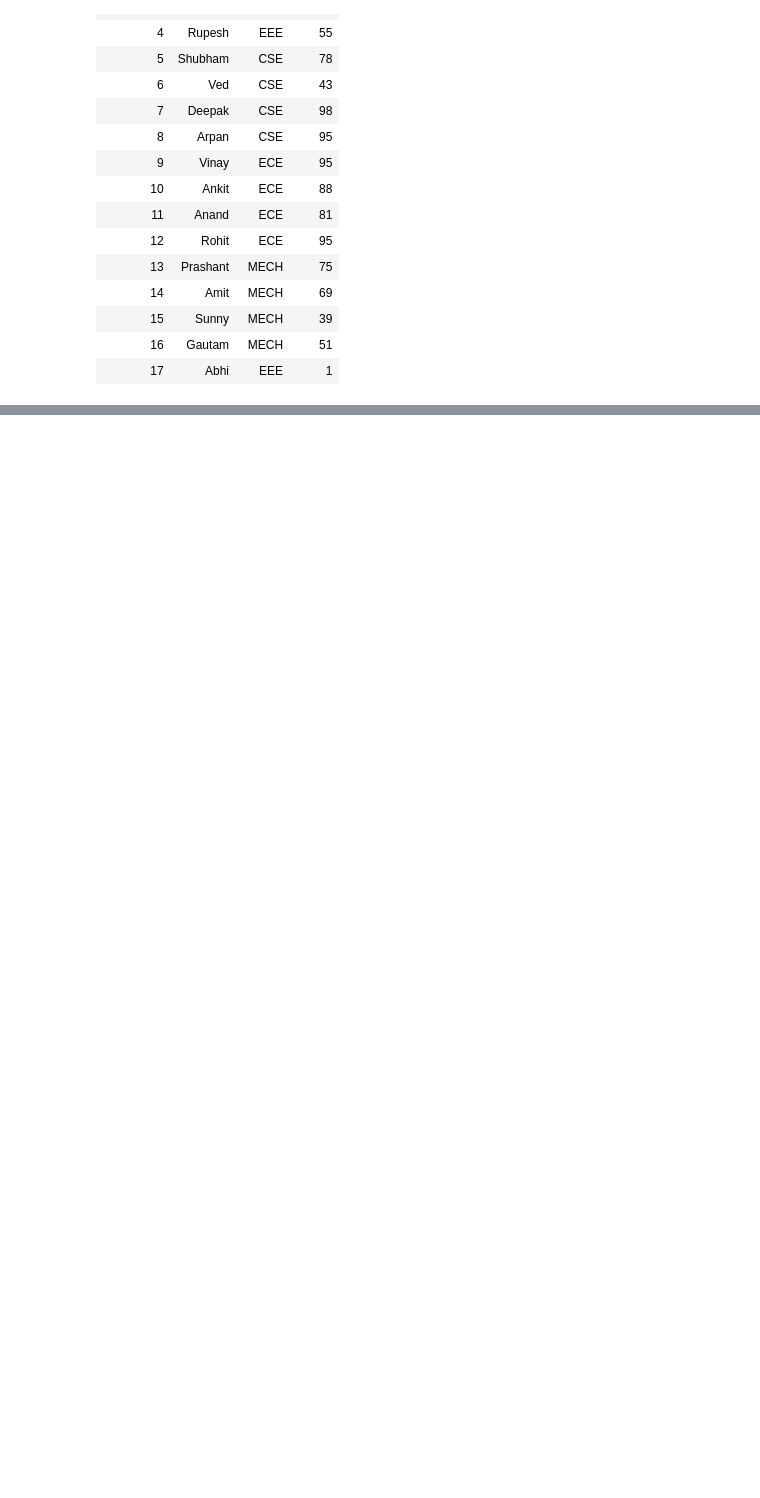
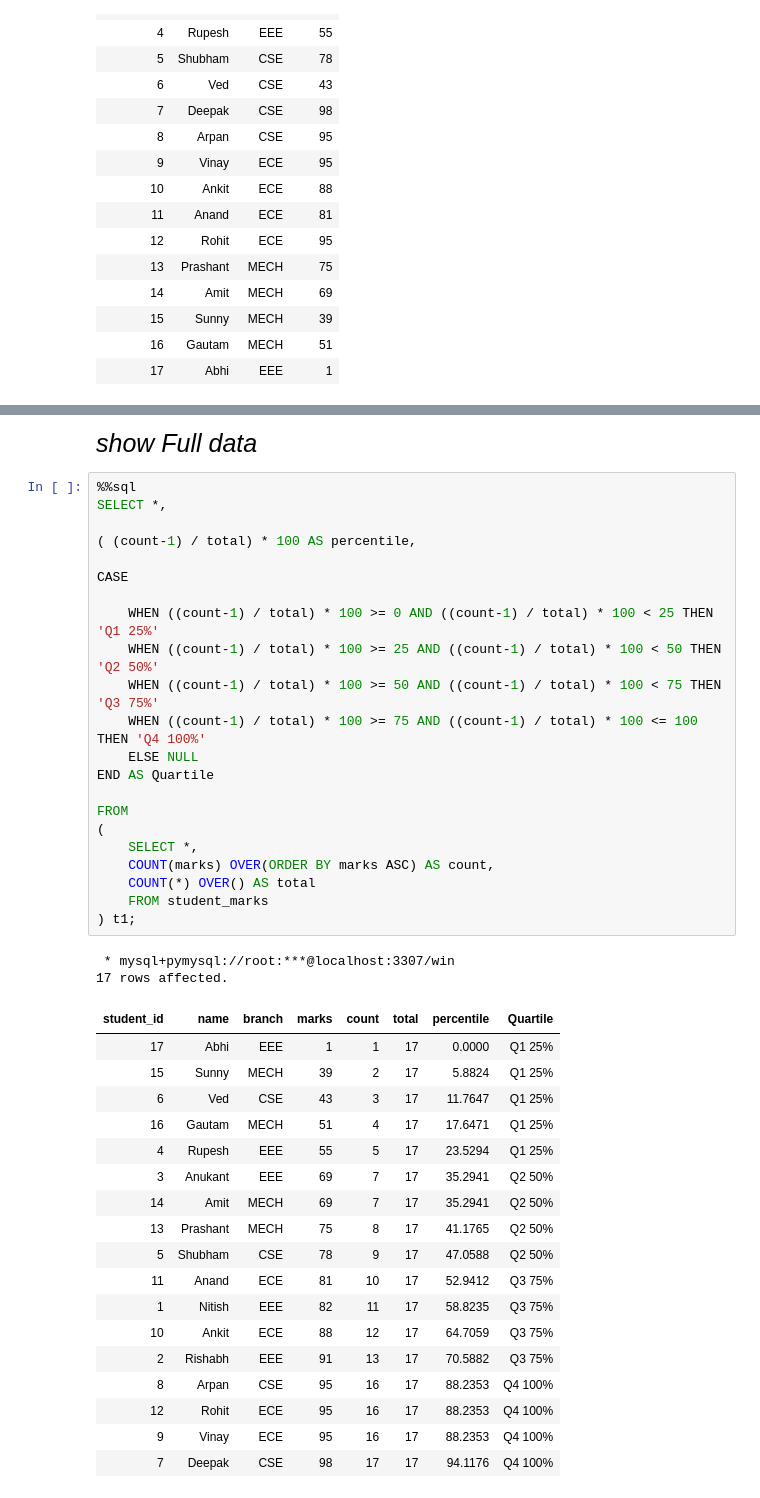
Before and after one commit to Mubeen-Ahmad/python_11, a Jupyter notebook: sql/windows_function_part2.ipynb, the cells around one changed output, grey strips where cells are left out. Drawn from its saved outputs; the diff is of its cells as text; blank space fills up the shorter version.

```diff
--- a/sql/windows_function_part2.ipynb
+++ b/sql/windows_function_part2.ipynb
@@ -877,3 +846,48 @@ WHERE Q3 = CEIL(total_rows * 3/4)
+# %% [markdown]
+<div style="text-align:justify; color:black; font-size:25px; font-family:Sans-serif; font-style: oblique; text-shadow: 0 0 3px white, 0 0 1px black;">show Full data</div>
+# %%
+%%sql
+SELECT *,
+
+( (count-1) / total) * 100 AS percentile,
+
+CASE
+
+    WHEN ((count-1) / total) * 100 >= 0 AND ((count-1) / total) * 100 < 25 THEN 'Q1 25%'
+    WHEN ((count-1) / total) * 100 >= 25 AND ((count-1) / total) * 100 < 50 THEN 'Q2 50%'
+    WHEN ((count-1) / total) * 100 >= 50 AND ((count-1) / total) * 100 < 75 THEN 'Q3 75%'
+    WHEN ((count-1) / total) * 100 >= 75 AND ((count-1) / total) * 100 <= 100 THEN 'Q4 100%'
+    ELSE NULL
+END AS Quartile
+
+FROM
+(
+    SELECT *,
+    COUNT(marks) OVER(ORDER BY marks ASC) AS count,
+    COUNT(*) OVER() AS total
+    FROM student_marks
+) t1;
+# %% [output]
+ * mysql+pymysql://root:***@localhost:3307/win
+17 rows affected.
+| student_id | name | branch | marks | count | total | percentile | Quartile |
+| 17 | Abhi | EEE | 1 | 1 | 17 | 0.0000 | Q1 25% |
+| 15 | Sunny | MECH | 39 | 2 | 17 | 5.8824 | Q1 25% |
+| 6 | Ved | CSE | 43 | 3 | 17 | 11.7647 | Q1 25% |
+| 16 | Gautam | MECH | 51 | 4 | 17 | 17.6471 | Q1 25% |
+| 4 | Rupesh | EEE | 55 | 5 | 17 | 23.5294 | Q1 25% |
+| 3 | Anukant | EEE | 69 | 7 | 17 | 35.2941 | Q2 50% |
+| 14 | Amit | MECH | 69 | 7 | 17 | 35.2941 | Q2 50% |
+| 13 | Prashant | MECH | 75 | 8 | 17 | 41.1765 | Q2 50% |
+| 5 | Shubham | CSE | 78 | 9 | 17 | 47.0588 | Q2 50% |
+| 11 | Anand | ECE | 81 | 10 | 17 | 52.9412 | Q3 75% |
+| 1 | Nitish | EEE | 82 | 11 | 17 | 58.8235 | Q3 75% |
+| 10 | Ankit | ECE | 88 | 12 | 17 | 64.7059 | Q3 75% |
+| 2 | Rishabh | EEE | 91 | 13 | 17 | 70.5882 | Q3 75% |
+| 8 | Arpan | CSE | 95 | 16 | 17 | 88.2353 | Q4 100% |
+| 12 | Rohit | ECE | 95 | 16 | 17 | 88.2353 | Q4 100% |
+| 9 | Vinay | ECE | 95 | 16 | 17 | 88.2353 | Q4 100% |
+| 7 | Deepak | CSE | 98 | 17 | 17 | 94.1176 | Q4 100% |
 # %% [markdown]
 <hr>
 <div style="text-align:left; color:black; font-size:20px; font-family:Sans-serif; font-style: oblique; text-shadow: 0 0 3px white, 0 0 1px black;">Summary
```
Also changed, not shown: parts of 19 cells of this notebook.
